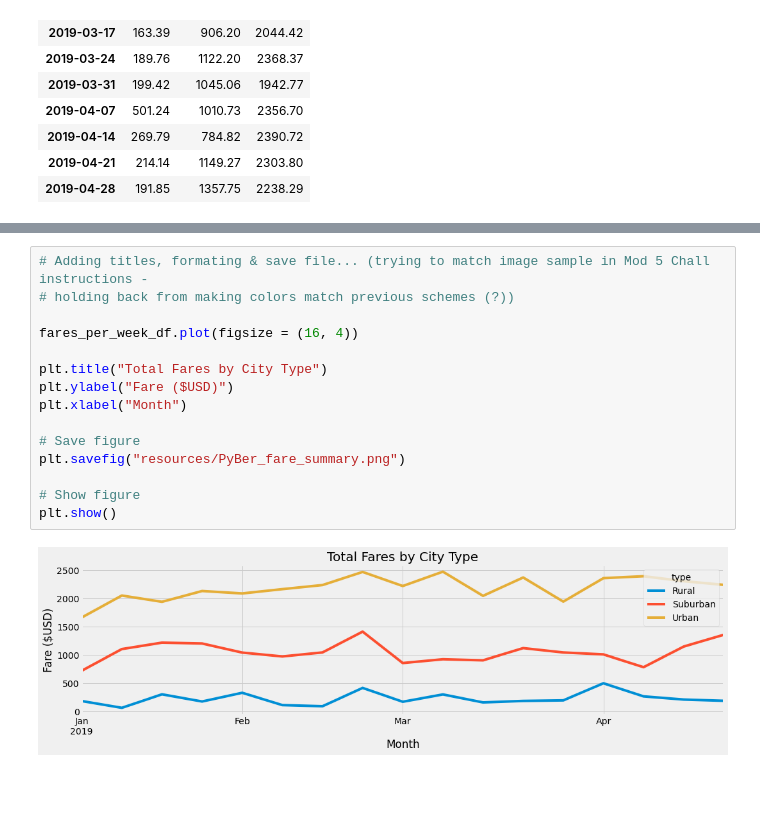
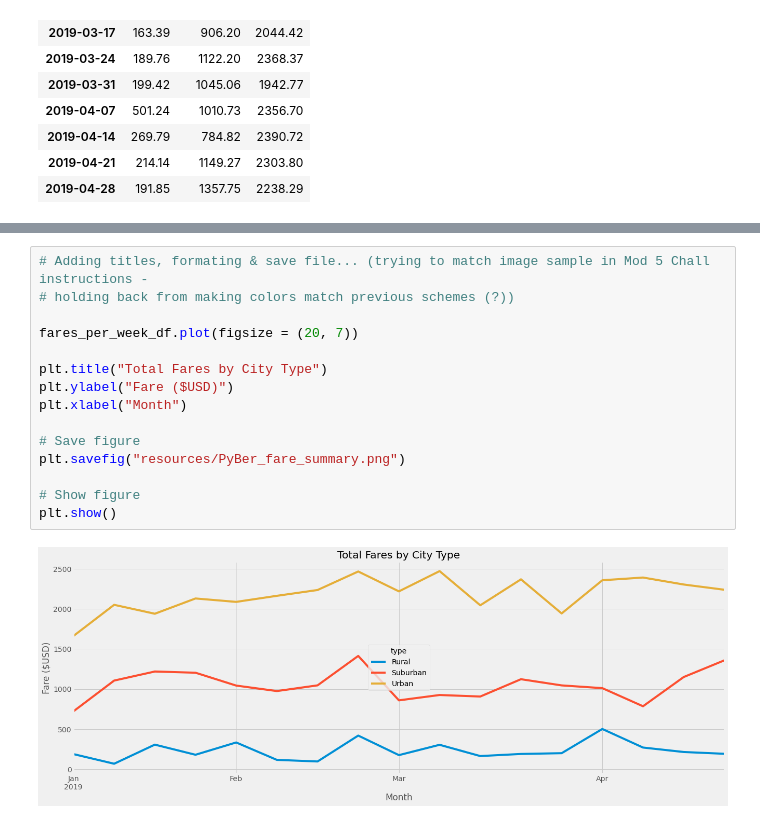
Before and after one commit to miwermi/pyber-analysis, a Jupyter notebook: PyBer_Challenge_FINAL.ipynb, the cells around one changed output, grey strips where cells are left out. Cells and saved outputs as stored; diff of their text form; blank space fills up the shorter version.

Commit message:
Uploading FINAL PyBer code and chart

```diff
--- a/PyBer_Challenge_FINAL.ipynb
+++ b/PyBer_Challenge_FINAL.ipynb
@@ -295,17 +295,17 @@ fares_per_week_df.plot()
 # %%
 # Adding titles, formating & save file... (trying to match image sample in Mod 5 Chall instructions -
 # holding back from making colors match previous schemes (?))
 
-fares_per_week_df.plot(figsize = (16, 4))
+fares_per_week_df.plot(figsize = (20, 7))
 
 plt.title("Total Fares by City Type")
 plt.ylabel("Fare ($USD)")
 plt.xlabel("Month")
 
 # Save figure
 plt.savefig("resources/PyBer_fare_summary.png")
 
 # Show figure
 plt.show()
 # %% [output]
-[figure, old version]
+[figure, new version]
```
Also changed, not shown: parts of 2 cells of this notebook, 1 other file.
